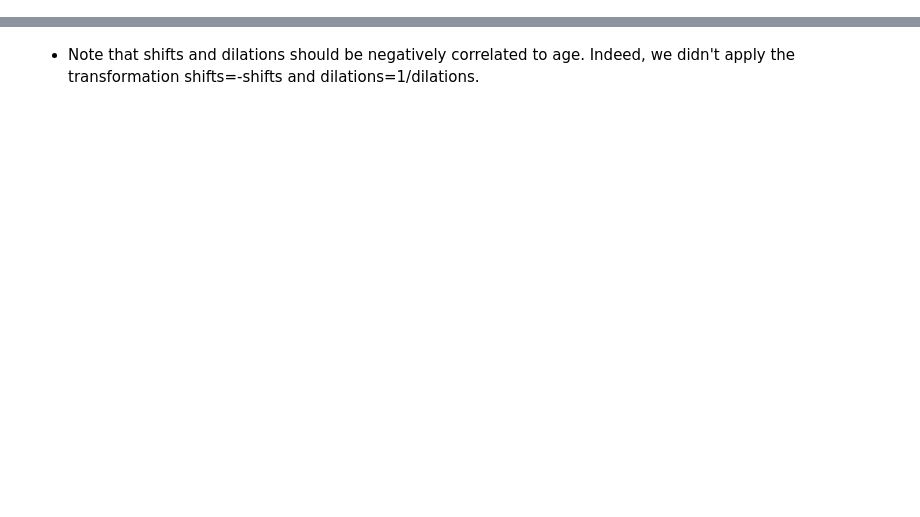
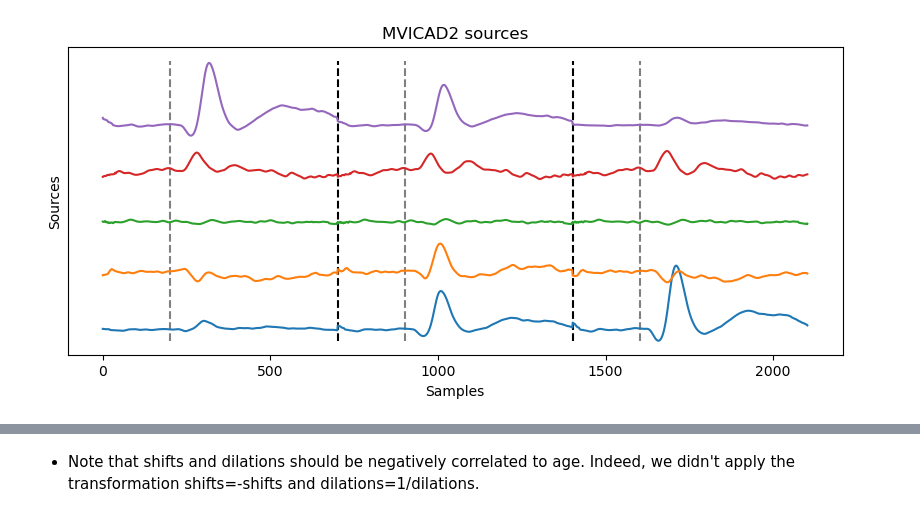
Before and after one commit to AmbroiseHeurtebise/internship_m2, a Jupyter notebook: tbme/plots/plots_camcan/plot_camcan.ipynb, the cells around one changed output, grey strips where cells are left out. Cells and saved outputs as stored; diff of their text form; code cells hidden in the pictures; blank space fills up the shorter version.

```diff
--- a/tbme/plots/plots_camcan/plot_camcan.ipynb
+++ b/tbme/plots/plots_camcan/plot_camcan.ipynb
@@ -23,0 +48,29 @@ plot_sources_3d(Y_list[:10]);
+# %%
+# sources one by one
+height = 0.1
+if n_concat == 1:
+    for i in range(n_components):
+        plt.plot(np.linspace(-0.2, 0.5, 701), Y_avg[i] + i * height)
+    plt.vlines(
+        x=0, ymin=np.min(Y_avg), ymax=height*(n_components-1)+np.max(Y_avg),
+        colors="grey", linestyles="--")
+    plt.xlabel("Time (s)")
+else:
+    plt.figure(figsize=(10, 4))
+    for i in range(n_components):
+        plt.plot(Y_avg[i] + i * height)
+    for i in range(n_concat):
+        plt.vlines(
+            x=200+i*701, ymin=np.min(Y_avg), ymax=height*(n_components-1)+np.max(Y_avg),
+            colors="grey", linestyles="--")
+        if i > 0:
+            plt.vlines(
+                x=i*701, ymin=np.min(Y_avg), ymax=height*(n_components-1)+np.max(Y_avg),
+                colors="black", linestyles="--")
+    plt.xlabel("Samples")
+plt.yticks([])
+plt.ylabel("Sources")
+plt.title("MVICAD2 sources")
+plt.show()
+# %% [output]
+[figure, added]
```
Also changed, not shown: parts of 7 cells of this notebook.
